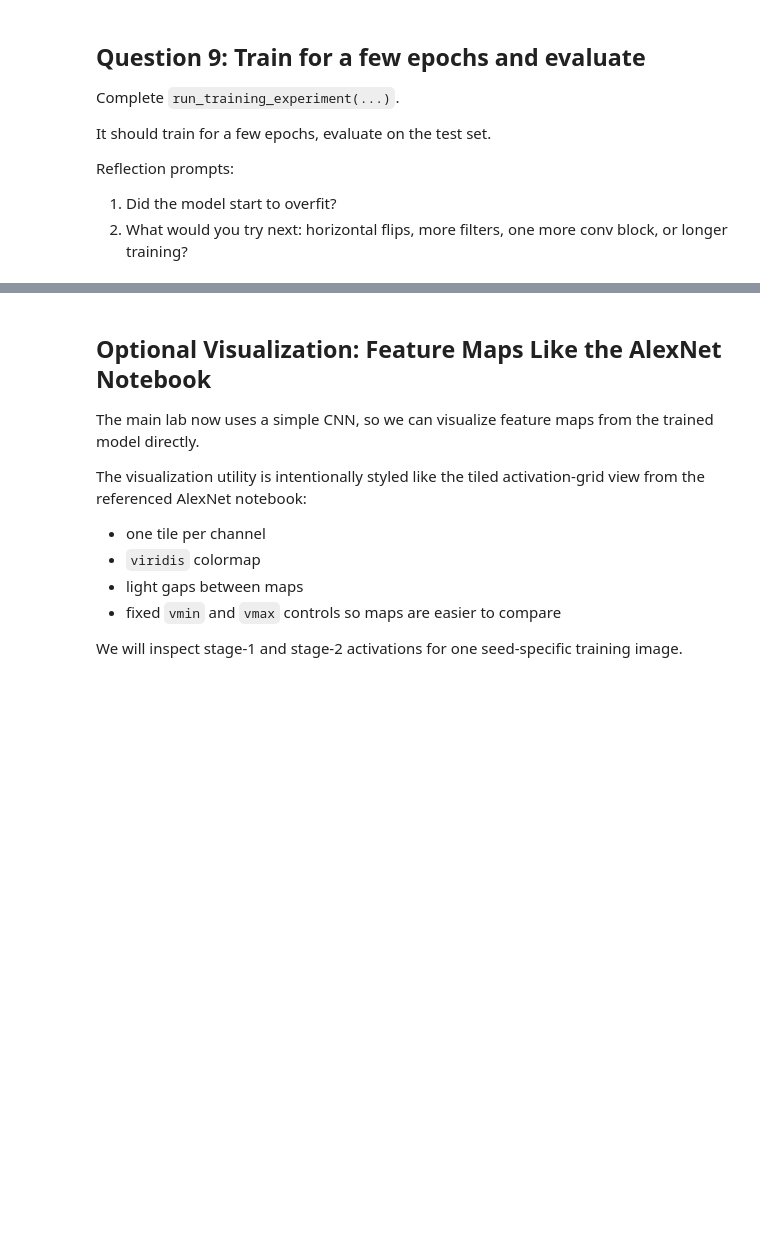
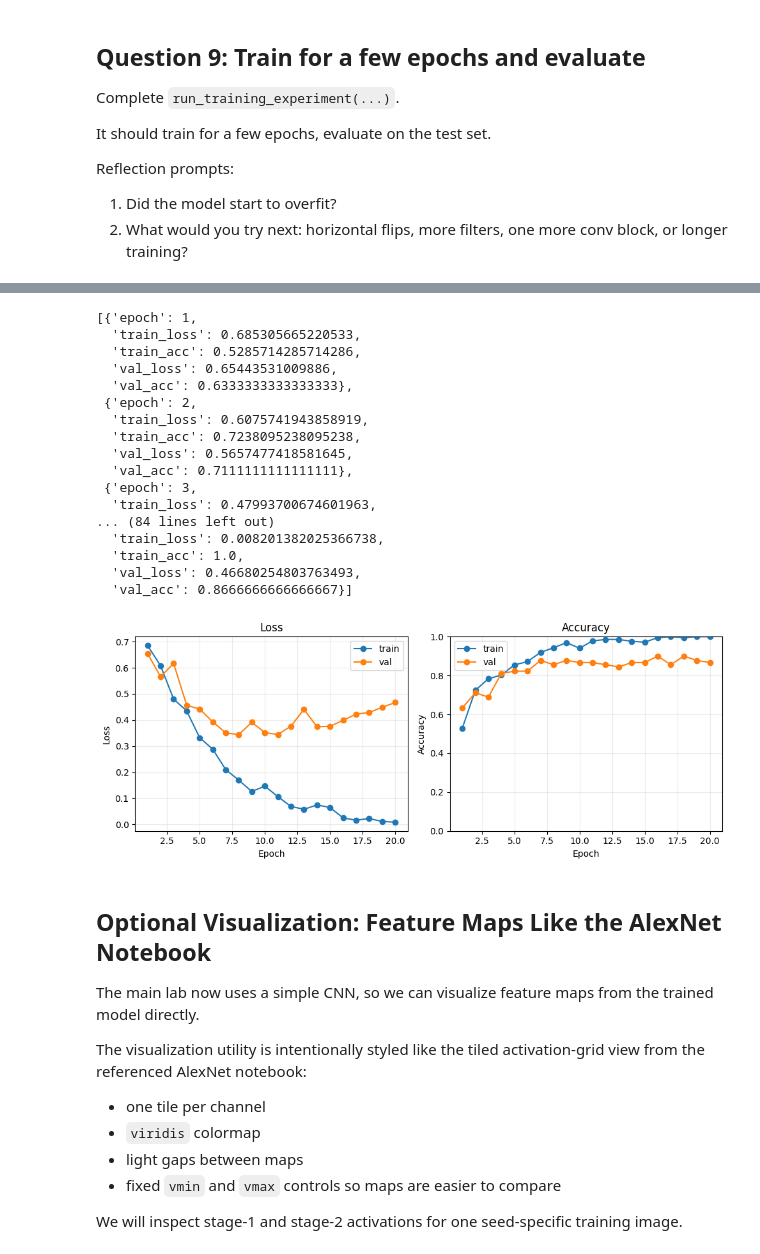
Before and after one commit to vgu-dsai-2026/lab-3-pytorch-104240766-hash, a Jupyter notebook: notebook.ipynb, the cells around one changed output, grey strips where cells are left out. Cells and saved outputs as stored; diff of their text form; code cells hidden in the pictures; blank space fills up the shorter version.

```diff
--- a/notebook.ipynb
+++ b/notebook.ipynb
@@ -426,7 +513,15 @@ def evaluate(
             images = images.to(device)
             labels = labels.to(device)
 
-            # TODO: compute logits, loss, predictions, and batch size.
+            # Compute logits, loss, predictions, and batch size.
+            logits = model(images)
+            loss = criterion(logits, labels)
+            predictions = torch.argmax(logits, dim=1)
+
+            batch_size = images.size(0)
+            total_loss += loss.item() * batch_size
+            total_correct += (predictions == labels).sum().item()
+            total_examples += batch_size
 
     average_loss = total_loss / total_examples
     average_accuracy = total_correct / total_examples
@@ -456,8 +553,35 @@ def run_training_experiment(
     device: torch.device,
     epochs: int = 5,
     plot: bool = True,
-) -> tuple[list[dict[str, float]], float, float, float | None]:
-    # TODO: run the training/validation loop, evaluate on the test set,
+) -> tuple[list[dict[str, float]], float, float]:
+
+    history = []
+
+    # Run the training/validation loop
+    for epoch in range(epochs):
+        train_loss, train_acc = train_one_epoch(model, train_loader, optimizer, criterion, device)
+        val_loss, val_acc = evaluate(model, val_loader, criterion, device)
+
+        history.append({
+            "epoch": epoch + 1,
+            "train_loss": train_loss,
+            "train_acc": train_acc,
+            "val_loss": val_loss,
+            "val_acc": val_acc
+        })
+        print(f"Epoch {epoch+1}/{epochs} - Train Loss: {train_loss:.4f}, Train Acc: {train_acc:.4f} | Val Loss: {val_loss:.4f}, Val Acc: {val_acc:.4f}")
+
+    # Evaluate on the test set
+    test_loss, test_acc = evaluate(model, test_loader, criterion, device)
+    print(f"\nFinal Test Set Evaluation - Loss: {test_loss:.4f}, Accuracy: {test_acc:.4f}")
+
+    # Optionally plot training history if visualizer util exists and plot=True
+    if plot and 'plot_training_history' in globals():
+        try:
+            plot_training_history(history)
+        except Exception as e:
+            print(f"Skipping plot due to: {e}")
+
     return history, test_loss, test_acc
 
 
@@ -474,3 +598,4 @@ history, test_loss, test_acc = run_training_experiment(
 )
 
 history
+# %% [output]
@@ -477,3 +619,21 @@ history
+[{'epoch': 1,
+  'train_loss': 0.685305665220533,
+  'train_acc': 0.5285714285714286,
+  'val_loss': 0.65443531009886,
+  'val_acc': 0.6333333333333333},
+ {'epoch': 2,
+  'train_loss': 0.6075741943858919,
+  'train_acc': 0.7238095238095238,
+  'val_loss': 0.5657477418581645,
+  'val_acc': 0.7111111111111111},
+ {'epoch': 3,
+  'train_loss': 0.47993700674601963,
+... (84 lines left out)
+  'train_loss': 0.008201382025366738,
+  'train_acc': 1.0,
+  'val_loss': 0.46680254803763493,
+  'val_acc': 0.8666666666666667}]
+[figure, added]
 # %% [markdown]
 ## Optional Visualization: Feature Maps Like the AlexNet Notebook
 
```
Also changed, not shown: parts of 10 cells of this notebook.
